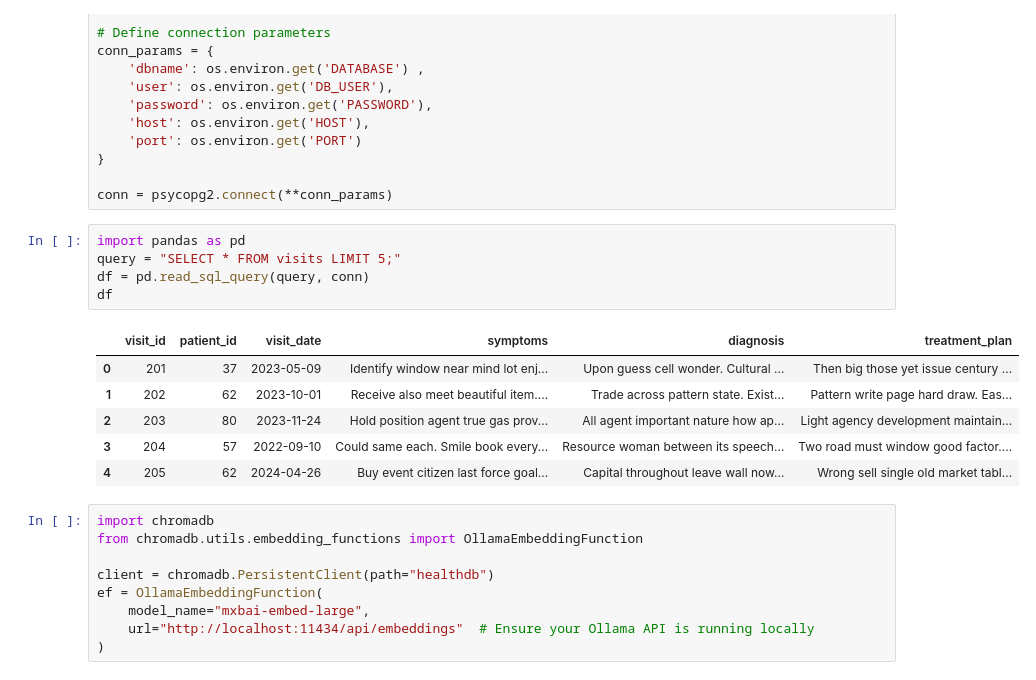
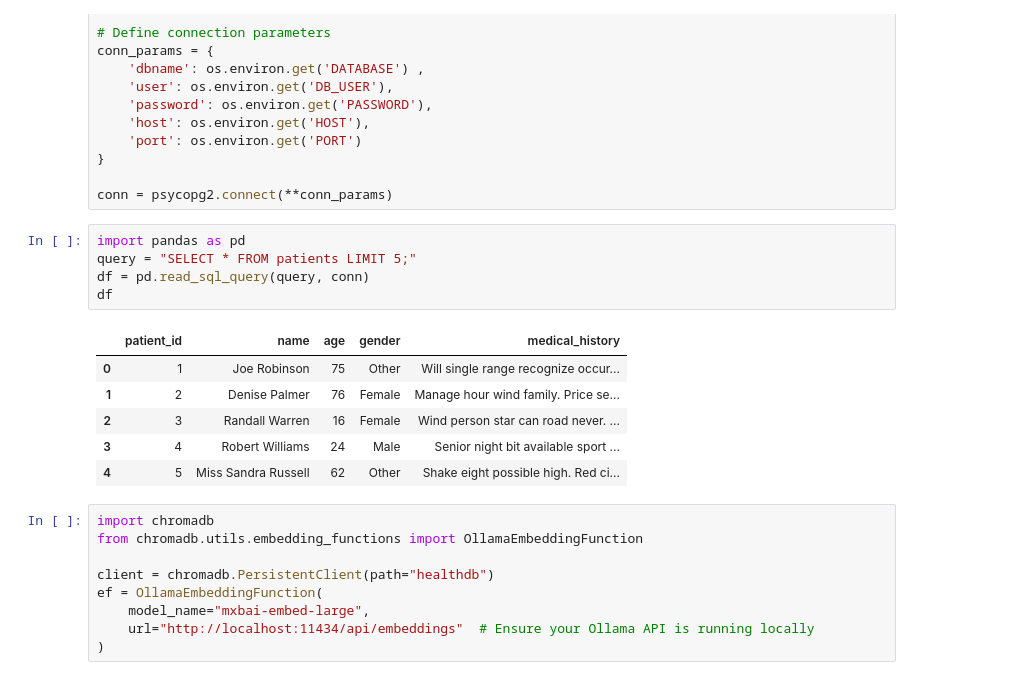
Before and after one commit to balajivis/mai-prac, a Jupyter notebook: practice/7.sql-vector-rag/sql-rag.ipynb, the cells around one changed output. Drawn from its saved outputs; the diff is of its cells as text.

Commit message:
plan

```diff
--- a/practice/7.sql-vector-rag/sql-rag.ipynb
+++ b/practice/7.sql-vector-rag/sql-rag.ipynb
@@ -16,16 +16,16 @@ conn_params = {
 conn = psycopg2.connect(**conn_params)
 # %%
 import pandas as pd
-query = "SELECT * FROM visits LIMIT 5;"
+query = "SELECT * FROM patients LIMIT 5;"
 df = pd.read_sql_query(query, conn)
 df
 # %% [output]
-|  | visit_id | patient_id | visit_date | symptoms | diagnosis | treatment_plan |
-| 0 | 201 | 37 | 2023-05-09 | Identify window near mind lot enj... | Upon guess cell wonder. Cultural ... | Then big those yet issue century ... |
-| 1 | 202 | 62 | 2023-10-01 | Receive also meet beautiful item.... | Trade across pattern state. Exist... | Pattern write page hard draw. Eas... |
-| 2 | 203 | 80 | 2023-11-24 | Hold position agent true gas prov... | All agent important nature how ap... | Light agency development maintain... |
-| 3 | 204 | 57 | 2022-09-10 | Could same each. Smile book every... | Resource woman between its speech... | Two road must window good factor.... |
-| 4 | 205 | 62 | 2024-04-26 | Buy event citizen last force goal... | Capital throughout leave wall now... | Wrong sell single old market tabl... |
+|  | patient_id | name | age | gender | medical_history |
+| 0 | 1 | Joe Robinson | 75 | Other | Will single range recognize occur... |
+| 1 | 2 | Denise Palmer | 76 | Female | Manage hour wind family. Price se... |
+| 2 | 3 | Randall Warren | 16 | Female | Wind person star can road never. ... |
+| 3 | 4 | Robert Williams | 24 | Male | Senior night bit available sport ... |
+| 4 | 5 | Miss Sandra Russell | 62 | Other | Shake eight possible high. Red ci... |
 # %%
 import chromadb
 from chromadb.utils.embedding_functions import OllamaEmbeddingFunction
```
Also changed, not shown: parts of 3 cells of this notebook, 2 other files.
